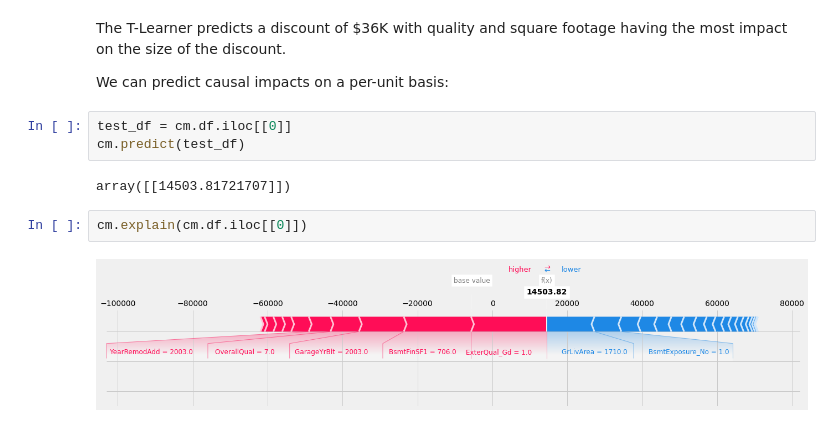
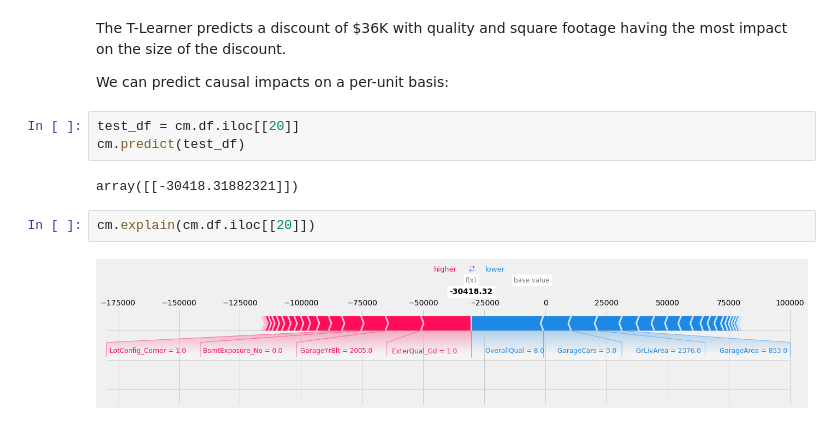
Before and after one commit to amaiya/causalnlp, a Jupyter notebook: nbs/99_examples.ipynb, the cells around one changed output. Cells and saved outputs as stored; diff of their text form.

```diff
--- a/nbs/99_examples.ipynb
+++ b/nbs/99_examples.ipynb
@@ -191,11 +191,11 @@ The T-Learner predicts a discount of $36K with quality and square footage having
 
 We can predict causal impacts on a per-unit basis:
 # %%
-test_df = cm.df.iloc[[0]]
+test_df = cm.df.iloc[[20]]
 cm.predict(test_df)
 # %% [output]
-array([[14503.81721707]])
+array([[-30418.31882321]])
 # %%
-cm.explain(cm.df.iloc[[0]])
+cm.explain(cm.df.iloc[[20]])
 # %% [output]
-[figure, old version]
+[figure, new version]
```
Also changed, not shown: parts of 2 cells of this notebook, 1 other file.
